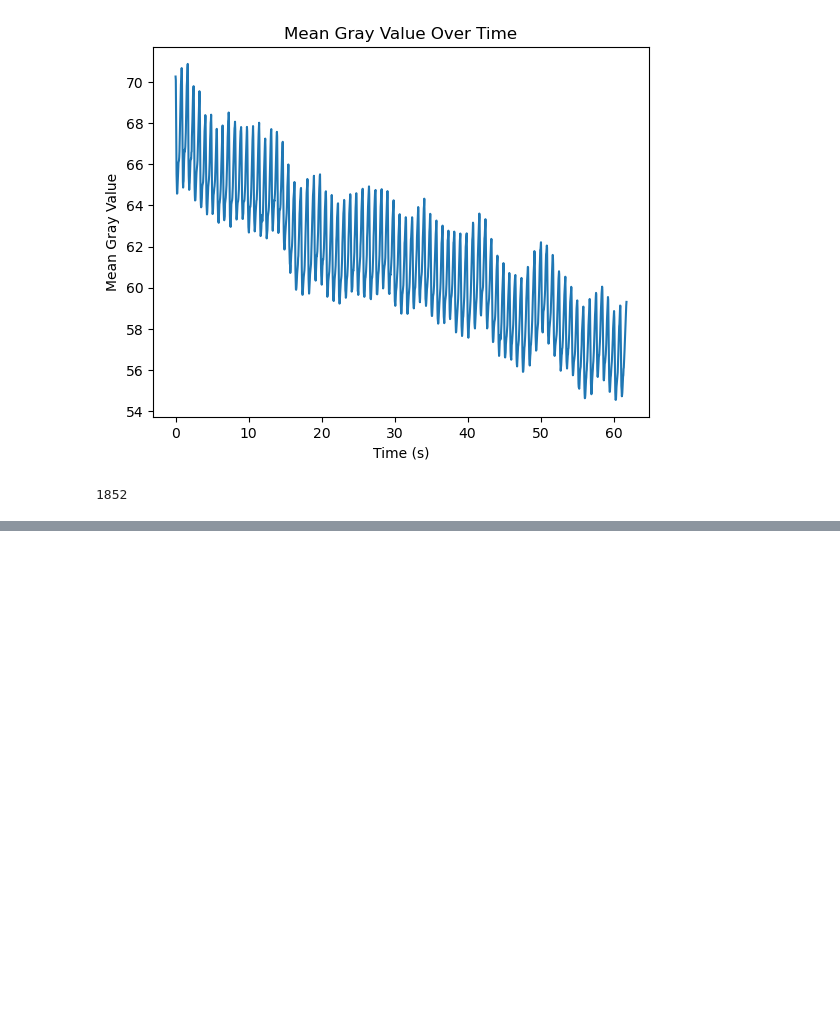
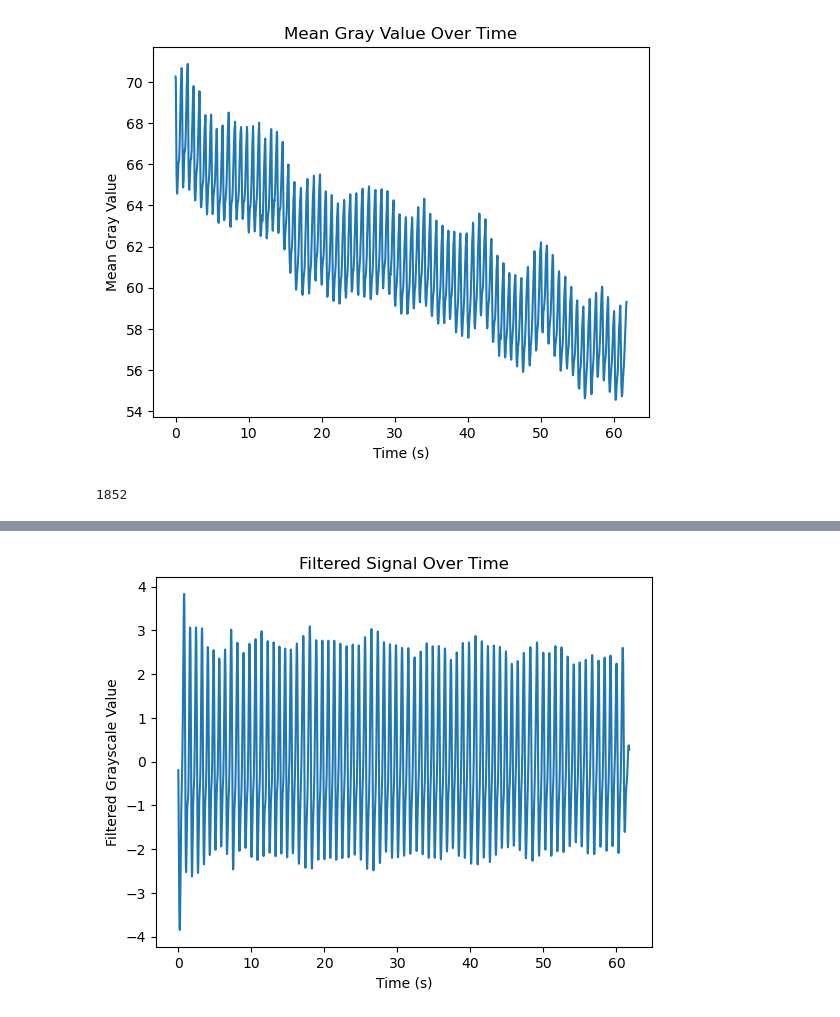
Before and after one commit to xqiyykx/MPHY0058-Group-Coursework, a Jupyter notebook: Problem2.ipynb, the cells around one changed output, grey strips where cells are left out. Saved outputs shown, nothing was run; the diff lists cells and outputs as text; code cells hidden in the pictures; blank space fills up the shorter version.

```diff
--- a/Problem2.ipynb
+++ b/Problem2.ipynb
@@ -47,0 +83,8 @@ print(len(mean_gray))
+# %%
+plt.plot(time, video_results["filtered"])
+plt.xlabel("Time (s)")
+plt.ylabel("Filtered Grayscale Value")
+plt.title("Filtered Signal Over Time")
+plt.show()
+# %% [output]
+[figure, added]
```
Also changed, not shown: parts of 4 cells of this notebook.
